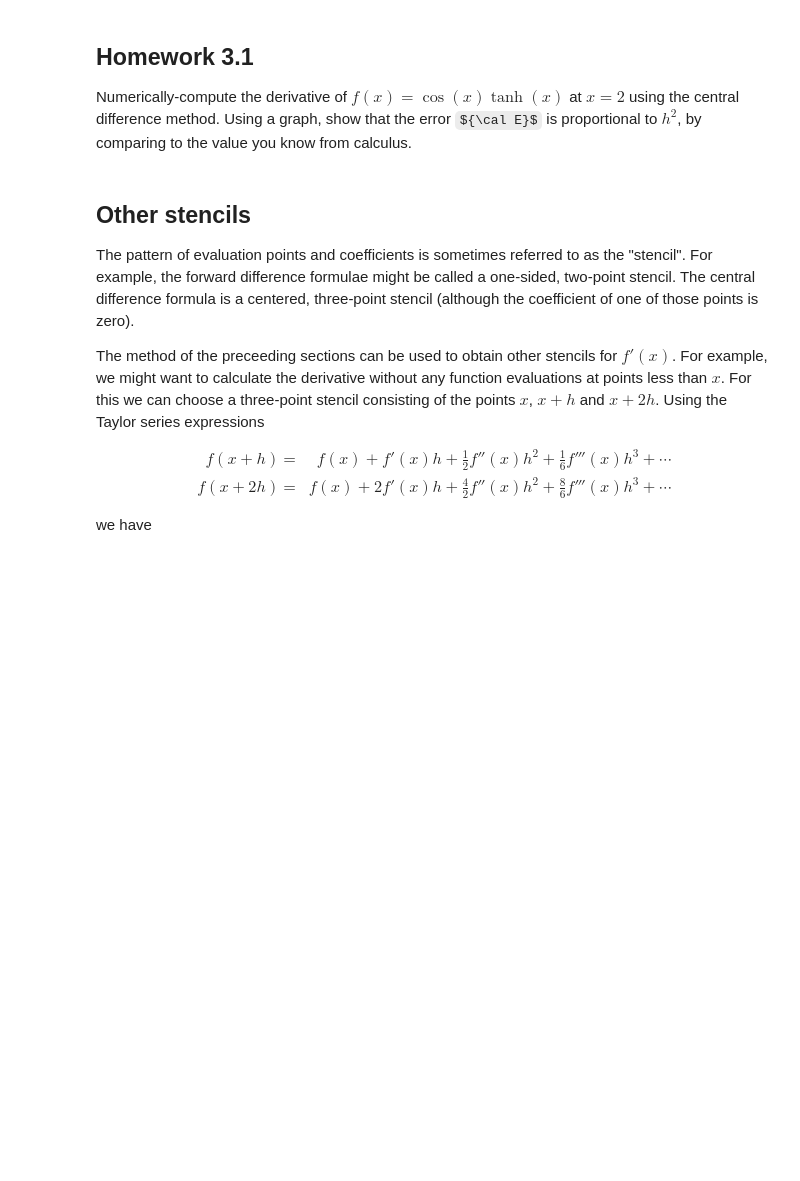
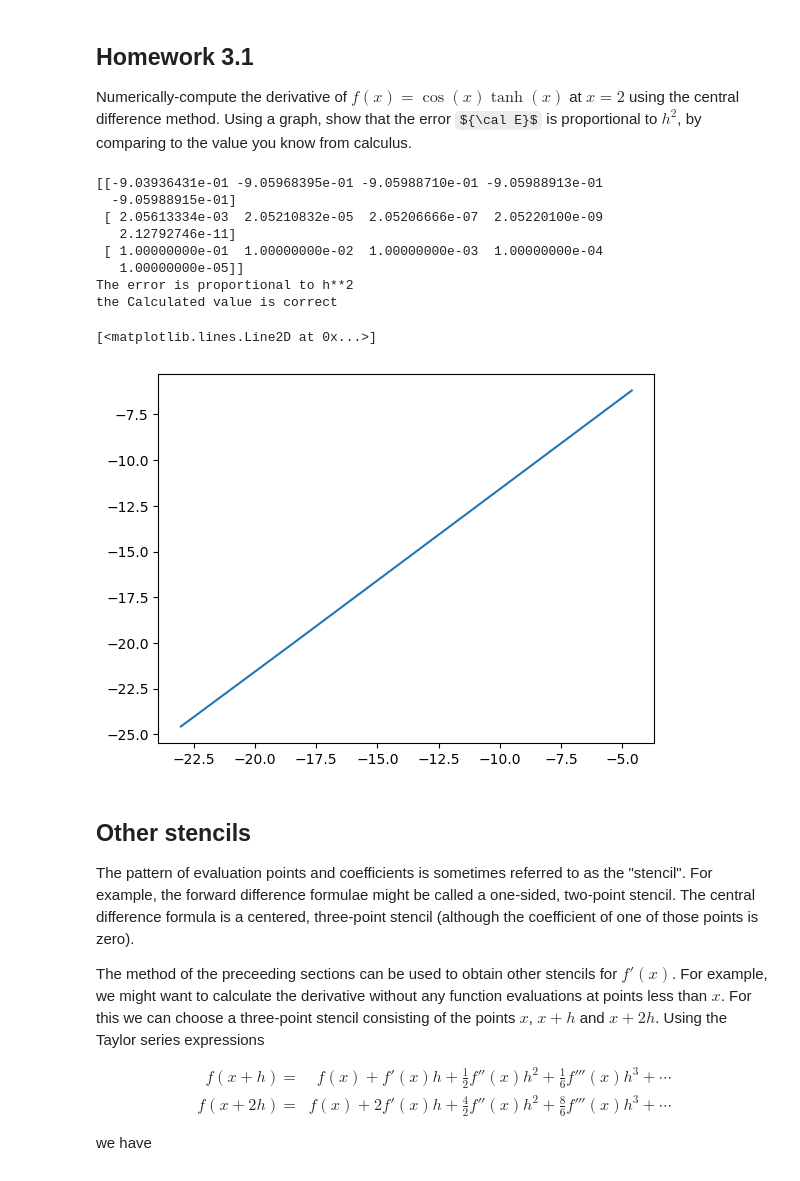
Before and after one commit to Mateo4cacheiro/PHYS4130-S25, a Jupyter notebook: p3-NDiff/P3-Numerical Differentiation and Machine Error.ipynb, the cells around one changed output. Saved outputs shown, nothing was run; the diff lists cells and outputs as text; code cells hidden in the pictures; some formulas as TeX source; blank space fills up the shorter version.

```diff
--- a/p3-NDiff/P3-Numerical Differentiation and Machine Error.ipynb
+++ b/p3-NDiff/P3-Numerical Differentiation and Machine Error.ipynb
@@ -268,6 +378,43 @@ cancel; rather, they combine to give the central difference error ${\cal E}_C$.
 ## Homework 3.1
 
 Numerically-compute the derivative of $f(x) = \cos(x)\tanh(x)$ at $x=2$ using the central difference method. Using a graph, show that the error ${\cal E}$ is proportional to $h^2$, by comparing to the value you know from calculus.
+# %%
+vals = np.zeros([3,5])
+
+f=function
+x=2.0
+i=0
+while i<5:
+    vals[2,i]=10**(-1-i)
+    h=vals[2,i]
+    vals[0,i]=(f(x+h)-f(x-h))/(2*h)
+    vals[1,i]=h**2/6*((f(x+3*h)-f(x-3*h)-3*f(x+h)+3*f(x-h))/(8*h**3))
+    i+=1
+print(vals)
+
+logh=2*np.log(vals[2])
+logE1=np.log(vals[1])
+
+avgslope=((logE1[4])-(logE1[0]))/((logh[4])-(logh[0]))
+if avgslope-1 <=0.01:
+    print("The error is proportional to h**2")
+
+TrueVal=np.cos(x)/np.cosh(x)**x-np.sin(x)*np.tanh(x)
+diff=TrueVal-vals[0,4]
+if abs(diff)<=0.0001:
+    print("the Calculated value is correct")
+plt.plot(logh,logE1)
+# %% [output]
+[[-9.03936431e-01 -9.05968395e-01 -9.05988710e-01 -9.05988913e-01
+  -9.05988915e-01]
+ [ 2.05613334e-03  2.05210832e-05  2.05206666e-07  2.05220100e-09
+   2.12792746e-11]
+ [ 1.00000000e-01  1.00000000e-02  1.00000000e-03  1.00000000e-04
+   1.00000000e-05]]
+The error is proportional to h**2
+the Calculated value is correct
+[<matplotlib.lines.Line2D at 0x...>]
+[figure, added]
 # %% [markdown]
 Other stencils
 --------------------
```
Also changed, not shown: parts of 14 cells of this notebook.
